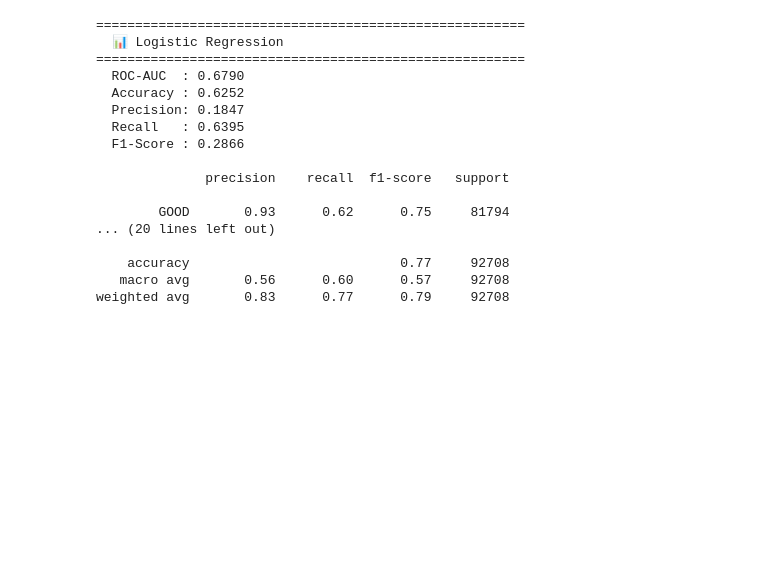
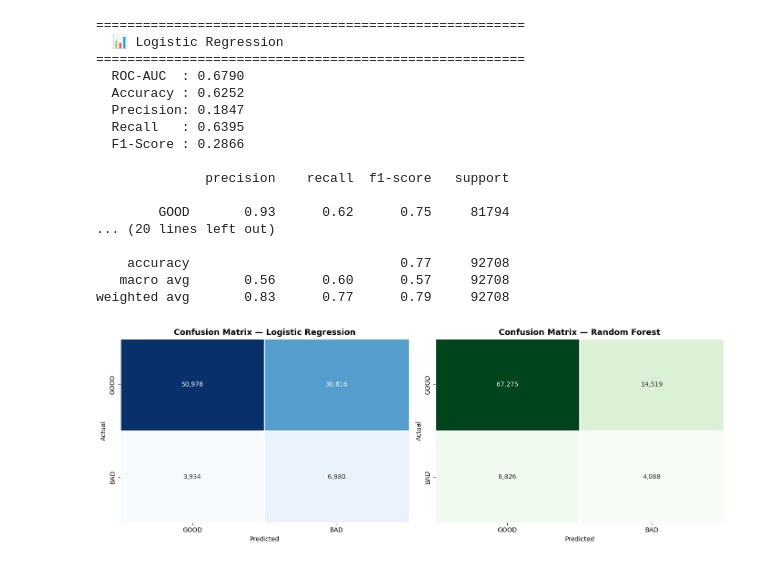
Before and after one commit to rfaoktvian/FinalProjectIDXPartners, a Jupyter notebook: main.ipynb, the cells around one changed output. Saved outputs shown, nothing was run; the diff lists cells and outputs as text; code cells hidden in the pictures; blank space fills up the shorter version.

Commit message:
feat: add confusion matrix evaluation

```diff
--- a/main.ipynb
+++ b/main.ipynb
@@ -871,3 +871,25 @@ rf_pred, rf_prob, rf_auc = evaluate_model(rf_model, X_test_scaled, y_test, 'Rand
     accuracy                           0.77     92708
    macro avg       0.56      0.60      0.57     92708
 weighted avg       0.83      0.77      0.79     92708
+# %%
+# ============================================================
+# Visualisasi 1: Confusion Matrix
+# ============================================================
+fig, axes = plt.subplots(1, 2, figsize=(14, 5))
+
+def plot_cm(y_true, y_pred, ax, title, cmap):
+    cm = confusion_matrix(y_true, y_pred)
+    sns.heatmap(cm, annot=True, fmt=',', cmap=cmap, ax=ax,
+                xticklabels=['GOOD', 'BAD'], yticklabels=['GOOD', 'BAD'],
+                linewidths=1, linecolor='white', cbar=False)
+    ax.set_title(title, fontsize=13, fontweight='bold')
+    ax.set_ylabel('Actual')
+    ax.set_xlabel('Predicted')
+
+plot_cm(y_test, lr_pred, axes[0], 'Confusion Matrix — Logistic Regression', 'Blues')
+plot_cm(y_test, rf_pred, axes[1], 'Confusion Matrix — Random Forest', 'Greens')
+
+plt.tight_layout()
+plt.show()
+# %% [output]
+[figure, added]
```
